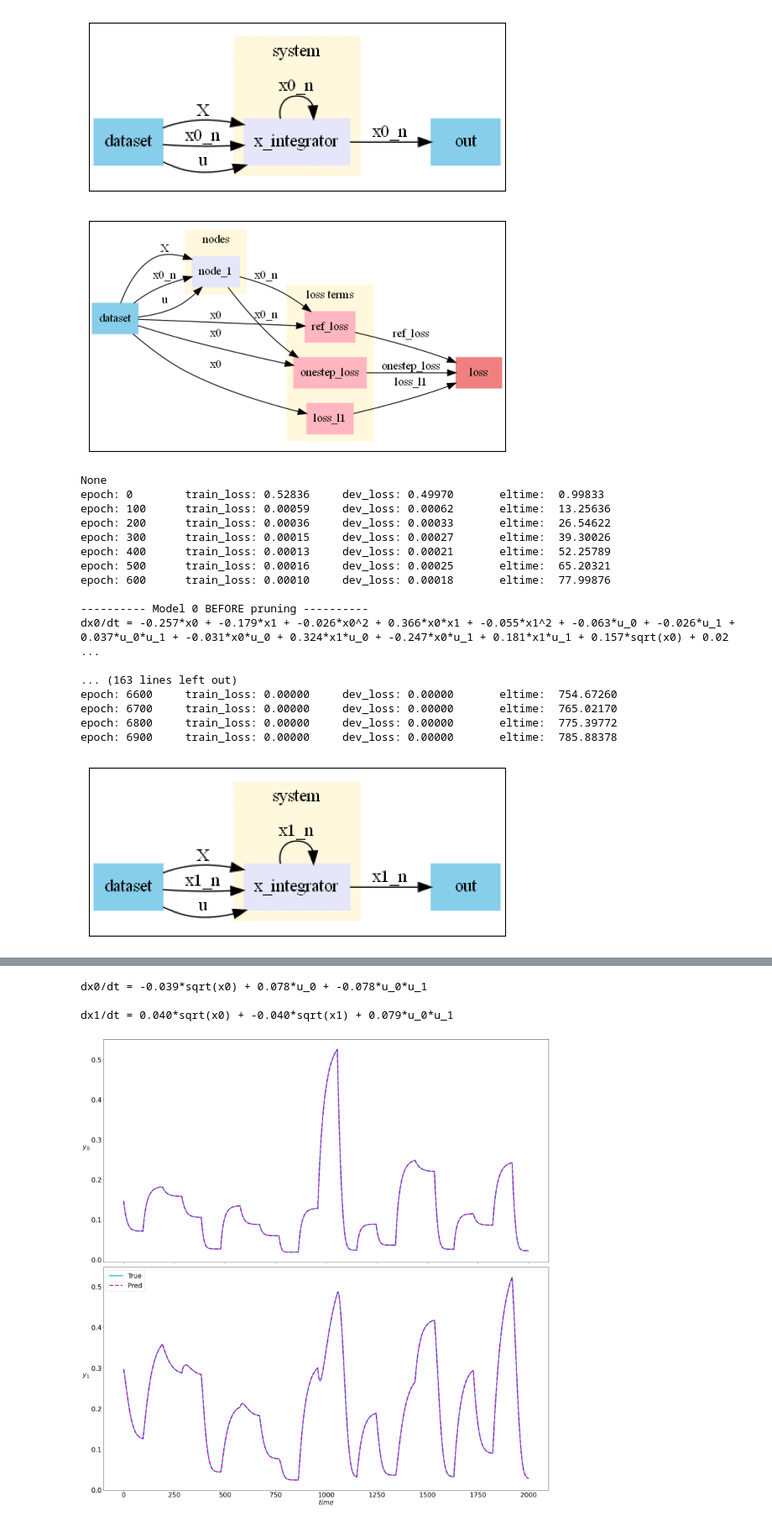
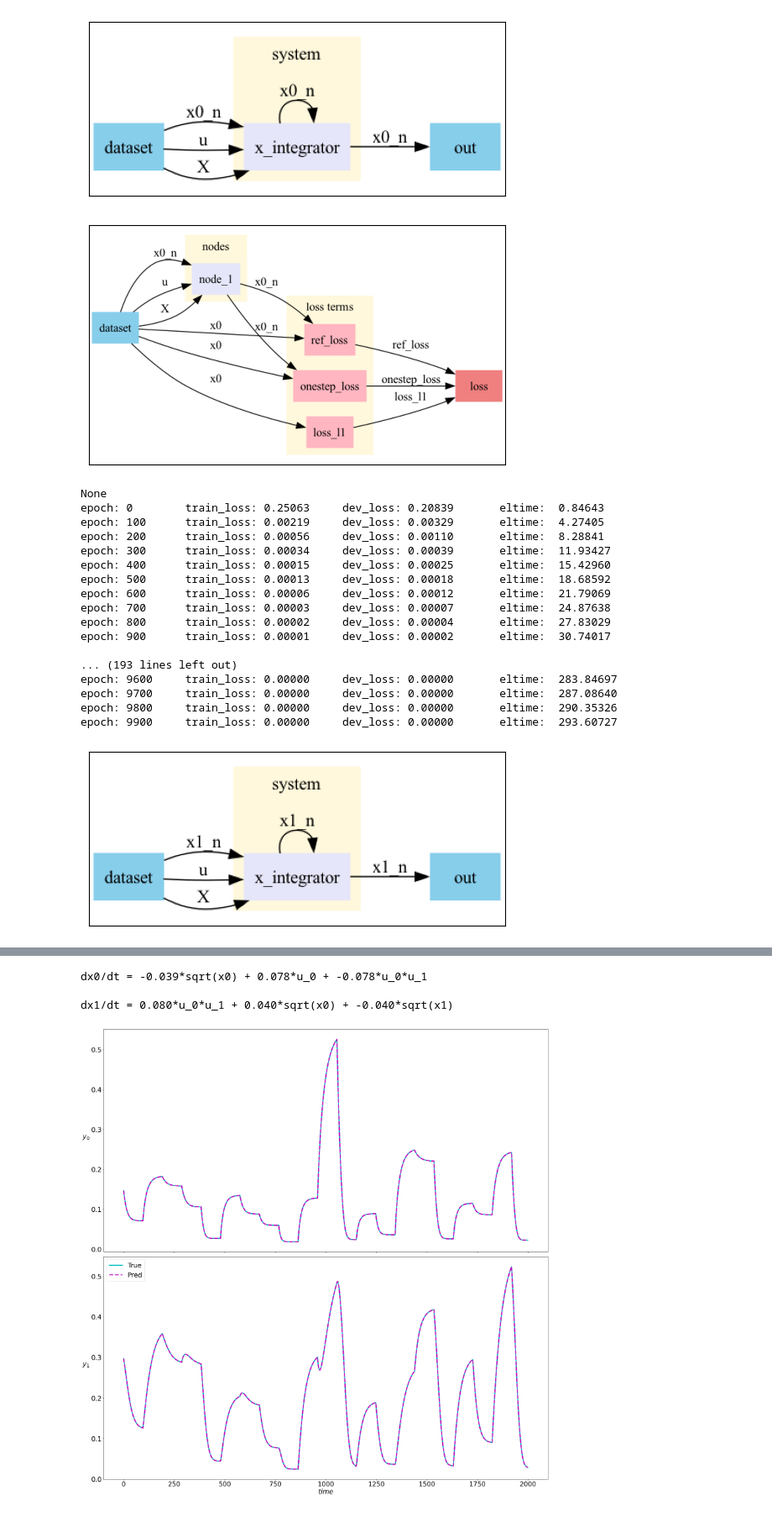
Before and after one commit to Alirezad126/SparseDPC, a Jupyter notebook: 5_Full_DPC_Fixed/TwoTank/TwoTank.ipynb, the cells around one changed output, grey strips where cells are left out. Shown: that part at 84% size. Saved outputs shown, nothing was run; the diff lists cells and outputs as text; code cells hidden in the pictures.

```diff
--- a/5_Full_DPC_Fixed/TwoTank/TwoTank.ipynb
+++ b/5_Full_DPC_Fixed/TwoTank/TwoTank.ipynb
@@ -79,7 +84,7 @@ for i in range(nx):
 
     logger = BasicLogger(args=None, savedir='test', verbosity=100,
                     stdout=['dev_loss', 'train_loss'])
-    epochs=7000
+    epochs=9999
 
     trainer_x = SparseTrainer(
         problem      = problem_x,
@@ -90,51 +95,51 @@ for i in range(nx):
         optimizers=[optimizer_x],
         epochs=epochs,
         train_metric='train_loss',
         eval_metric='dev_loss',
         logger=logger,
         device=device,
         threshold=0.002,
-        prune_every=700,
+        prune_every=1000,
         warmup=300,
         patience=50,
         threshold_mult=1.07,
         )
     for _ in range(1):
         # print(f'************   training with {nsteps} steps   ************   ')
 
         # Regenerate data for the new `nsteps`
         train_loader, dev_loader, test_data = get_data(gt_model, nsim, nsteps, ts, bs)
         trainer_x.train_data, trainer_x.dev_data = train_loader, dev_loader
         trainer_x.problem = problem_x  # Keep the problem consistent
 
         # Train control policy
         best_model = trainer_x.train()
 
 
         trainer_x.model.load_state_dict(best_model)
 
         # Update step size
         nsteps *= 2
         # trainer.model.loss.objectives[2].weight *= 1.1
         dynamics_model_x.nsteps = nsteps
 # %% [output]
-[figure, old version]
+[figure, new version]
-[figure, old version]
+[figure, new version]
 None
-epoch: 0        train_loss: 0.52836     dev_loss: 0.49970       eltime:  0.99833
-epoch: 100      train_loss: 0.00059     dev_loss: 0.00062       eltime:  13.25636
-epoch: 200      train_loss: 0.00036     dev_loss: 0.00033       eltime:  26.54622
-epoch: 300      train_loss: 0.00015     dev_loss: 0.00027       eltime:  39.30026
-epoch: 400      train_loss: 0.00013     dev_loss: 0.00021       eltime:  52.25789
-epoch: 500      train_loss: 0.00016     dev_loss: 0.00025       eltime:  65.20321
-epoch: 600      train_loss: 0.00010     dev_loss: 0.00018       eltime:  77.99876
+epoch: 0        train_loss: 0.25063     dev_loss: 0.20839       eltime:  0.84643
+epoch: 100      train_loss: 0.00219     dev_loss: 0.00329       eltime:  4.27405
+epoch: 200      train_loss: 0.00056     dev_loss: 0.00110       eltime:  8.28841
+epoch: 300      train_loss: 0.00034     dev_loss: 0.00039       eltime:  11.93427
+epoch: 400      train_loss: 0.00015     dev_loss: 0.00025       eltime:  15.42960
+epoch: 500      train_loss: 0.00013     dev_loss: 0.00018       eltime:  18.68592
+epoch: 600      train_loss: 0.00006     dev_loss: 0.00012       eltime:  21.79069
+epoch: 700      train_loss: 0.00003     dev_loss: 0.00007       eltime:  24.87638
+epoch: 800      train_loss: 0.00002     dev_loss: 0.00004       eltime:  27.83029
+epoch: 900      train_loss: 0.00001     dev_loss: 0.00002       eltime:  30.74017
 
----------- Model 0 BEFORE pruning ----------
-dx0/dt = -0.257*x0 + -0.179*x1 + -0.026*x0^2 + 0.366*x0*x1 + -0.055*x1^2 + -0.063*u_0 + -0.026*u_1 + 0.037*u_0*u_1 + -0.031*x0*u_0 + 0.324*x1*u_0 + -0.247*x0*u_1 + 0.181*x1*u_1 + 0.157*sqrt(x0) + 0.02 ...
-
-... (163 lines left out)
-epoch: 6600     train_loss: 0.00000     dev_loss: 0.00000       eltime:  754.67260
-epoch: 6700     train_loss: 0.00000     dev_loss: 0.00000       eltime:  765.02170
-epoch: 6800     train_loss: 0.00000     dev_loss: 0.00000       eltime:  775.39772
-epoch: 6900     train_loss: 0.00000     dev_loss: 0.00000       eltime:  785.88378
+... (193 lines left out)
+epoch: 9600     train_loss: 0.00000     dev_loss: 0.00000       eltime:  283.84697
+epoch: 9700     train_loss: 0.00000     dev_loss: 0.00000       eltime:  287.08640
+epoch: 9800     train_loss: 0.00000     dev_loss: 0.00000       eltime:  290.35326
+epoch: 9900     train_loss: 0.00000     dev_loss: 0.00000       eltime:  293.60727
-[figure, old version]
+[figure, new version]
@@ -162,7 +167,7 @@ for fx in fx_models:
 # %% [output]
 dx0/dt = -0.039*sqrt(x0) + 0.078*u_0 + -0.078*u_0*u_1
 
-dx1/dt = 0.040*sqrt(x0) + -0.040*sqrt(x1) + 0.079*u_0*u_1
+dx1/dt = 0.080*u_0*u_1 + 0.040*sqrt(x0) + -0.040*sqrt(x1)
 # %%
 integrator_x = FullStateEulerIntegrator(fx_models, ts)          # custom step
 x_integrator_node= Node(integrator_x,['xn', 'u'], ['xn'], name=f"x_integrator")
```
Also changed, not shown: parts of 17 cells of this notebook, 7 other files.
